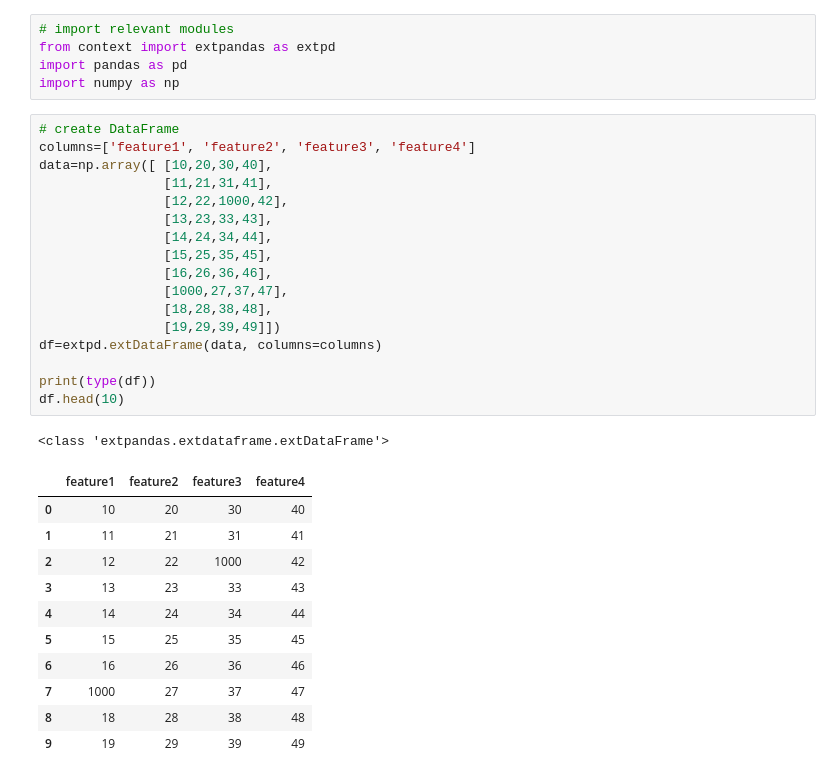
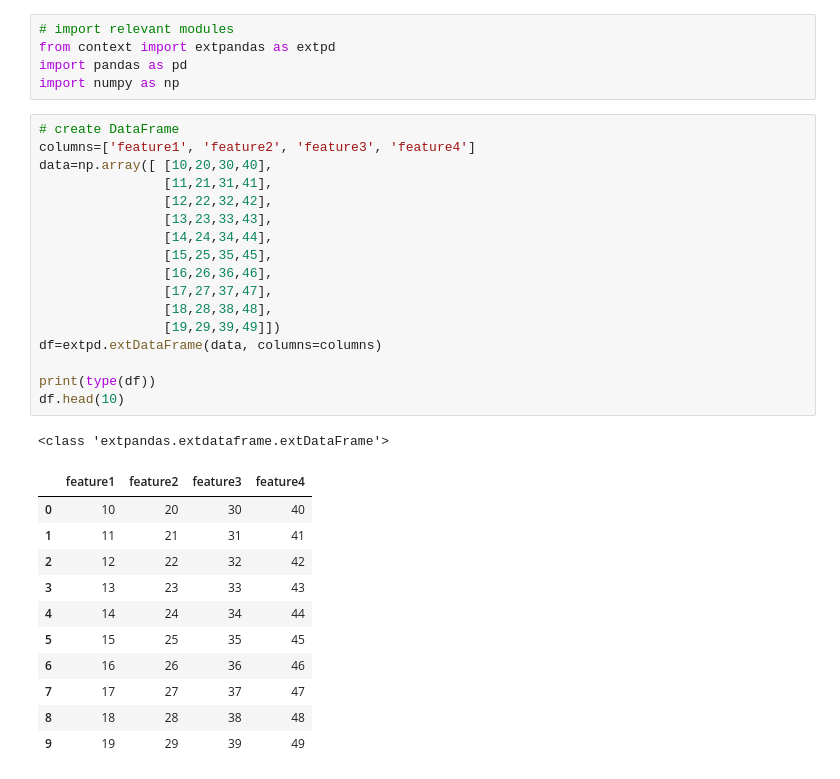
Before and after one commit to pietromosca1994/extPandas, a Jupyter notebook: examples/example.ipynb, the cells around one changed output. Drawn from its saved outputs; the diff is of its cells as text.

```diff
--- a/examples/example.ipynb
+++ b/examples/example.ipynb
@@ -6,30 +6,30 @@ import numpy as np
 # %%
 # create DataFrame
 columns=['feature1', 'feature2', 'feature3', 'feature4']
 data=np.array([ [10,20,30,40],
                 [11,21,31,41],
-                [12,22,1000,42],
+                [12,22,32,42],
                 [13,23,33,43],
                 [14,24,34,44],
                 [15,25,35,45],
                 [16,26,36,46],
-                [1000,27,37,47],
+                [17,27,37,47],
                 [18,28,38,48],
                 [19,29,39,49]])
 df=extpd.extDataFrame(data, columns=columns)
 
 print(type(df))
 df.head(10)
 # %% [output]
 <class 'extpandas.extdataframe.extDataFrame'>
 |  | feature1 | feature2 | feature3 | feature4 |
 | 0 | 10 | 20 | 30 | 40 |
 | 1 | 11 | 21 | 31 | 41 |
-| 2 | 12 | 22 | 1000 | 42 |
+| 2 | 12 | 22 | 32 | 42 |
 | 3 | 13 | 23 | 33 | 43 |
 | 4 | 14 | 24 | 34 | 44 |
 | 5 | 15 | 25 | 35 | 45 |
 | 6 | 16 | 26 | 36 | 46 |
-| 7 | 1000 | 27 | 37 | 47 |
+| 7 | 17 | 27 | 37 | 47 |
 | 8 | 18 | 28 | 38 | 48 |
 | 9 | 19 | 29 | 39 | 49 |
```
Also changed, not shown: parts of 9 cells of this notebook, 1 other file.
